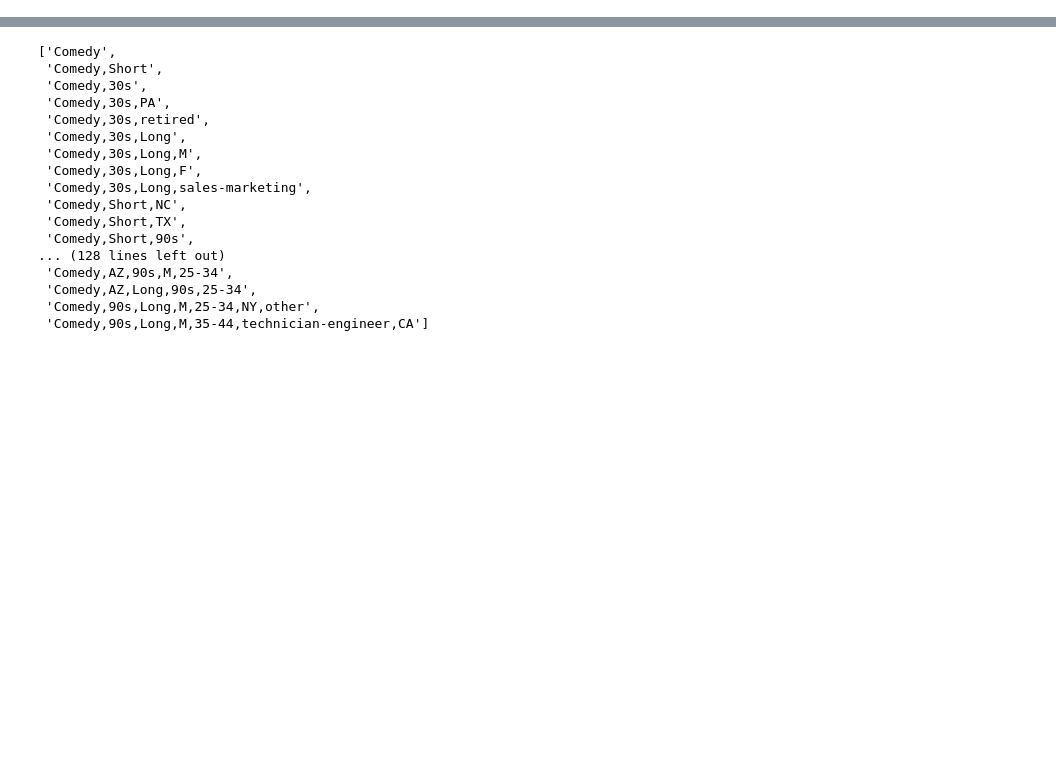
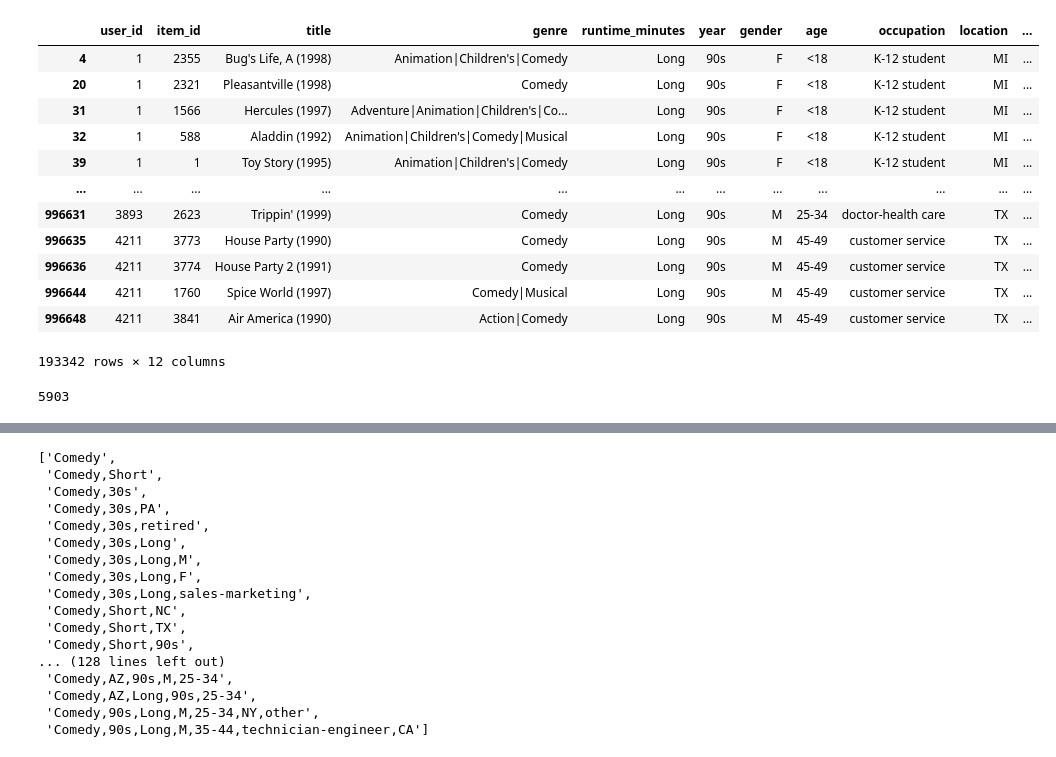
Before and after one commit to Vicente-Nejar-de-Almeida/hypothesis-driven-exploration, a Jupyter notebook: notebooks/visualization.ipynb, the cells around one changed output, grey strips where cells are left out. Saved outputs shown, nothing was run; the diff lists cells and outputs as text; code cells hidden in the pictures; blank space fills up the shorter version.

```diff
--- a/notebooks/visualization.ipynb
+++ b/notebooks/visualization.ipynb
@@ -82,0 +251,20 @@ fig.show()
+# %%
+movie_dataframe[movie_dataframe.genre.str.contains('Comedy') & (movie_dataframe.year == '90s') & (movie_dataframe.runtime_minutes == 'Long')]
+# %% [output]
+|  | user_id | item_id | title | genre | runtime_minutes | year | gender | age | occupation | location | ... |
+| 4 | 1 | 2355 | Bug's Life, A (1998) | Animation|Children's|Comedy | Long | 90s | F | <18 | K-12 student | MI | ... |
+| 20 | 1 | 2321 | Pleasantville (1998) | Comedy | Long | 90s | F | <18 | K-12 student | MI | ... |
+| 31 | 1 | 1566 | Hercules (1997) | Adventure|Animation|Children's|Co... | Long | 90s | F | <18 | K-12 student | MI | ... |
+| 32 | 1 | 588 | Aladdin (1992) | Animation|Children's|Comedy|Musical | Long | 90s | F | <18 | K-12 student | MI | ... |
+| 39 | 1 | 1 | Toy Story (1995) | Animation|Children's|Comedy | Long | 90s | F | <18 | K-12 student | MI | ... |
+| ... | ... | ... | ... | ... | ... | ... | ... | ... | ... | ... | ... |
+| 996631 | 3893 | 2623 | Trippin' (1999) | Comedy | Long | 90s | M | 25-34 | doctor-health care | TX | ... |
+| 996635 | 4211 | 3773 | House Party (1990) | Comedy | Long | 90s | M | 45-49 | customer service | TX | ... |
+| 996636 | 4211 | 3774 | House Party 2 (1991) | Comedy | Long | 90s | M | 45-49 | customer service | TX | ... |
+| 996644 | 4211 | 1760 | Spice World (1997) | Comedy|Musical | Long | 90s | M | 45-49 | customer service | TX | ... |
+| 996648 | 4211 | 3841 | Air America (1990) | Action|Comedy | Long | 90s | M | 45-49 | customer service | TX | ... |
+193342 rows × 12 columns
+# %%
+len(movie_dataframe[movie_dataframe.genre.str.contains('Comedy') & (movie_dataframe.year == '90s') & (movie_dataframe.runtime_minutes == 'Long')].user_id.unique())
+# %% [output]
+5903
```
Also changed, not shown: parts of 15 cells of this notebook, 11 other files.
